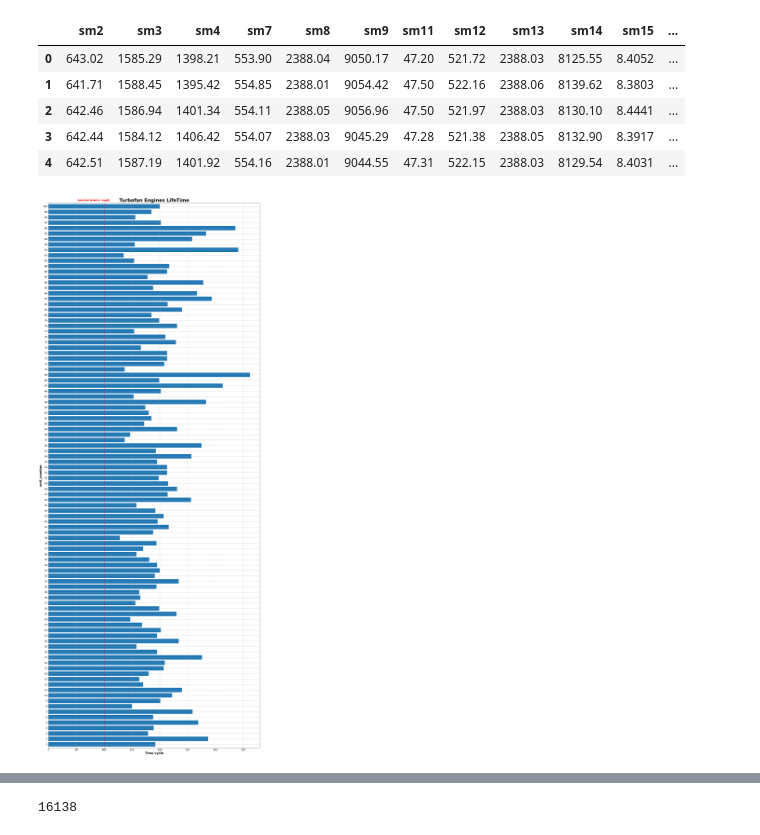
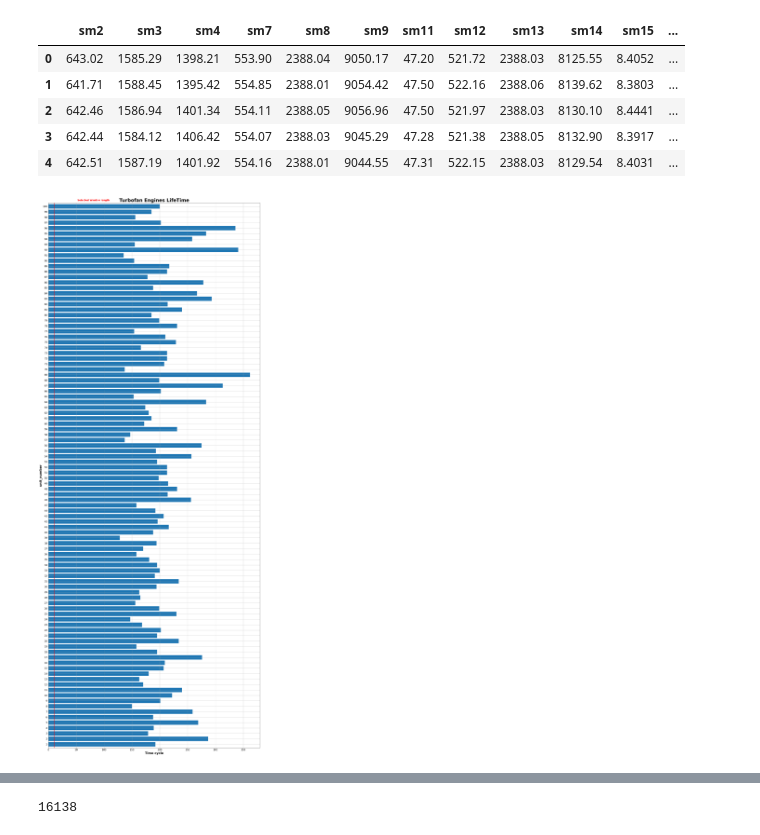
Before and after one commit to meghagkrishnan/jet_engine, a Jupyter notebook: notebooks/megha_jet_engine_LR.ipynb, the cells around one changed output, grey strips where cells are left out. Drawn from its saved outputs; the diff is of its cells as text; code cells hidden in the pictures.

```diff
--- a/notebooks/megha_jet_engine_LR.ipynb
+++ b/notebooks/megha_jet_engine_LR.ipynb
@@ -234,19 +234,19 @@ test_FD001.head()
 # %%
 plt.figure(figsize=(20,50))
 ax=max_cycles.plot(kind='barh',width=0.8, stacked=True,align='center')
 plt.title('Turbofan Engines LifeTime',fontweight='bold',size=30)
 plt.xlabel('Time cycle',fontweight='bold',size=20)
 plt.xticks(size=15)
 plt.ylabel('unit_number',fontweight='bold',size=20)
 plt.yticks(size=15)
 plt.grid(True)
 
 # Add a vertical line at cycle 50
-plt.axvline(x=100, color='red', linewidth=2)
+plt.axvline(x=10, color='red', linewidth=2)
 # Annotate the vertical line
 plt.text(52, len(max_cycles), 'Selected Window length', color='red', fontsize=15, fontweight='bold')
 
 plt.tight_layout()
 plt.show()
 # %% [output]
-[figure, old version]
+[figure, new version]
```
Also changed, not shown: parts of 4 cells of this notebook, 15 other files.
